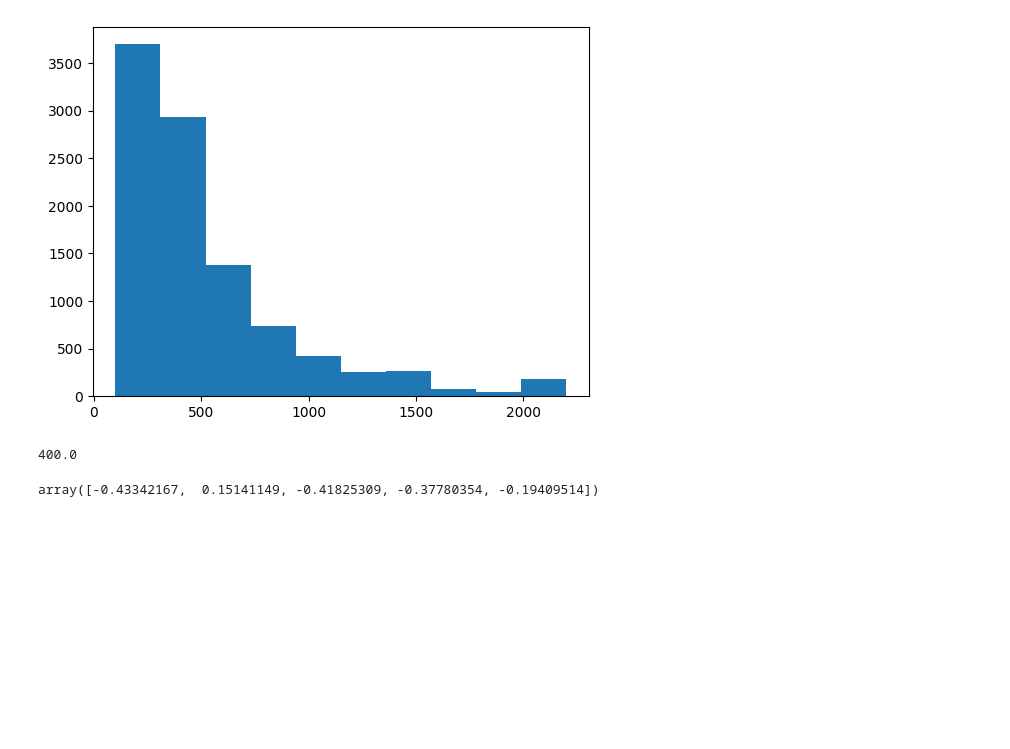
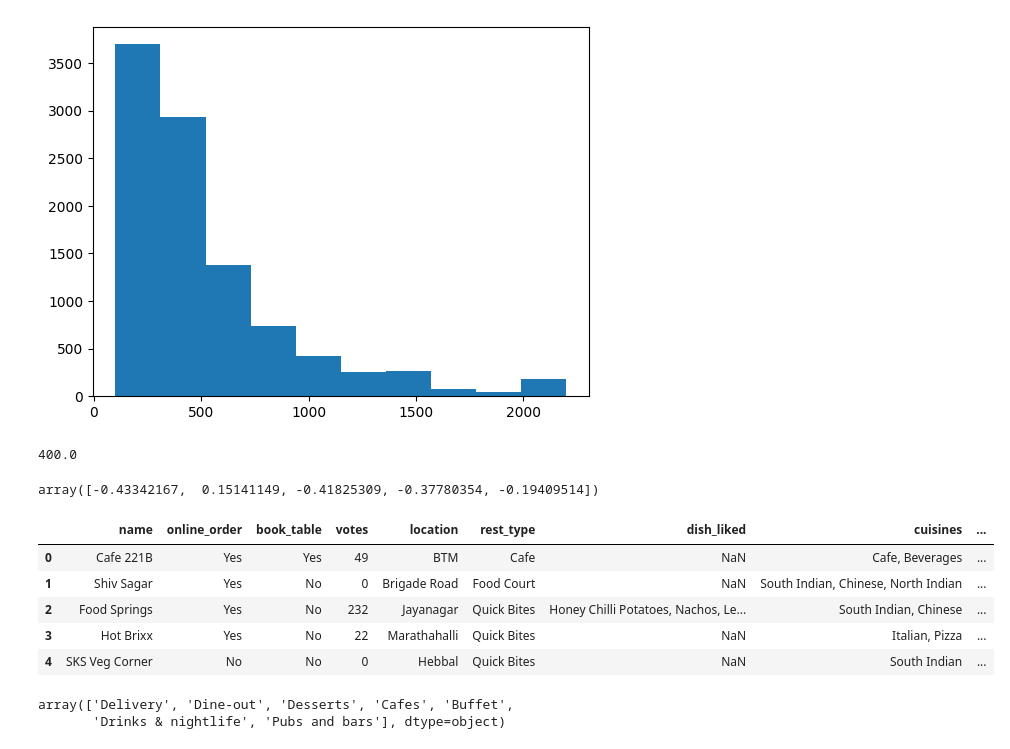
Before and after one commit to shaikshan/Restaurant_Rating_Prediction, a Jupyter notebook: notebook/practice1.ipynb, the cells around one changed output. Cells and saved outputs as stored; diff of their text form; code cells hidden in the pictures; blank space fills up the shorter version.

```diff
--- a/notebook/practice1.ipynb
+++ b/notebook/practice1.ipynb
@@ -363,3 +363,24 @@ data = load_numpy_array_data(file_path=file_path)
 data[0:5,0]
 # %% [output]
 array([-0.43342167,  0.15141149, -0.41825309, -0.37780354, -0.19409514])
+# %%
+file_path = r"D:\Restaurant_Rating_Prediction\Restaurant\artifact\data_ingestion\2022-09-03-16-00-58\ingested_data\test\zomato.csv"
+
+from Restaurant.util.util import count
+import pandas as pd
+# %%
+df = pd.read_csv(file_path)
+# %%
+df.head()
+# %% [output]
+|  | name | online_order | book_table | votes | location | rest_type | dish_liked | cuisines | ... |
+| 0 | Cafe 221B | Yes | Yes | 49 | BTM | Cafe | NaN | Cafe, Beverages | ... |
+| 1 | Shiv Sagar | Yes | No | 0 | Brigade Road | Food Court | NaN | South Indian, Chinese, North Indian | ... |
+| 2 | Food Springs | Yes | No | 232 | Jayanagar | Quick Bites | Honey Chilli Potatoes, Nachos, Le... | South Indian, Chinese | ... |
+| 3 | Hot Brixx | Yes | No | 22 | Marathahalli | Quick Bites | NaN | Italian, Pizza | ... |
+| 4 | SKS Veg Corner | No | No | 0 | Hebbal | Quick Bites | NaN | South Indian | ... |
+# %%
+df['listed_in(type)'].unique()
+# %% [output]
+array(['Delivery', 'Dine-out', 'Desserts', 'Cafes', 'Buffet',
+       'Drinks & nightlife', 'Pubs and bars'], dtype=object)
```
Also changed, not shown: 3 other files.
